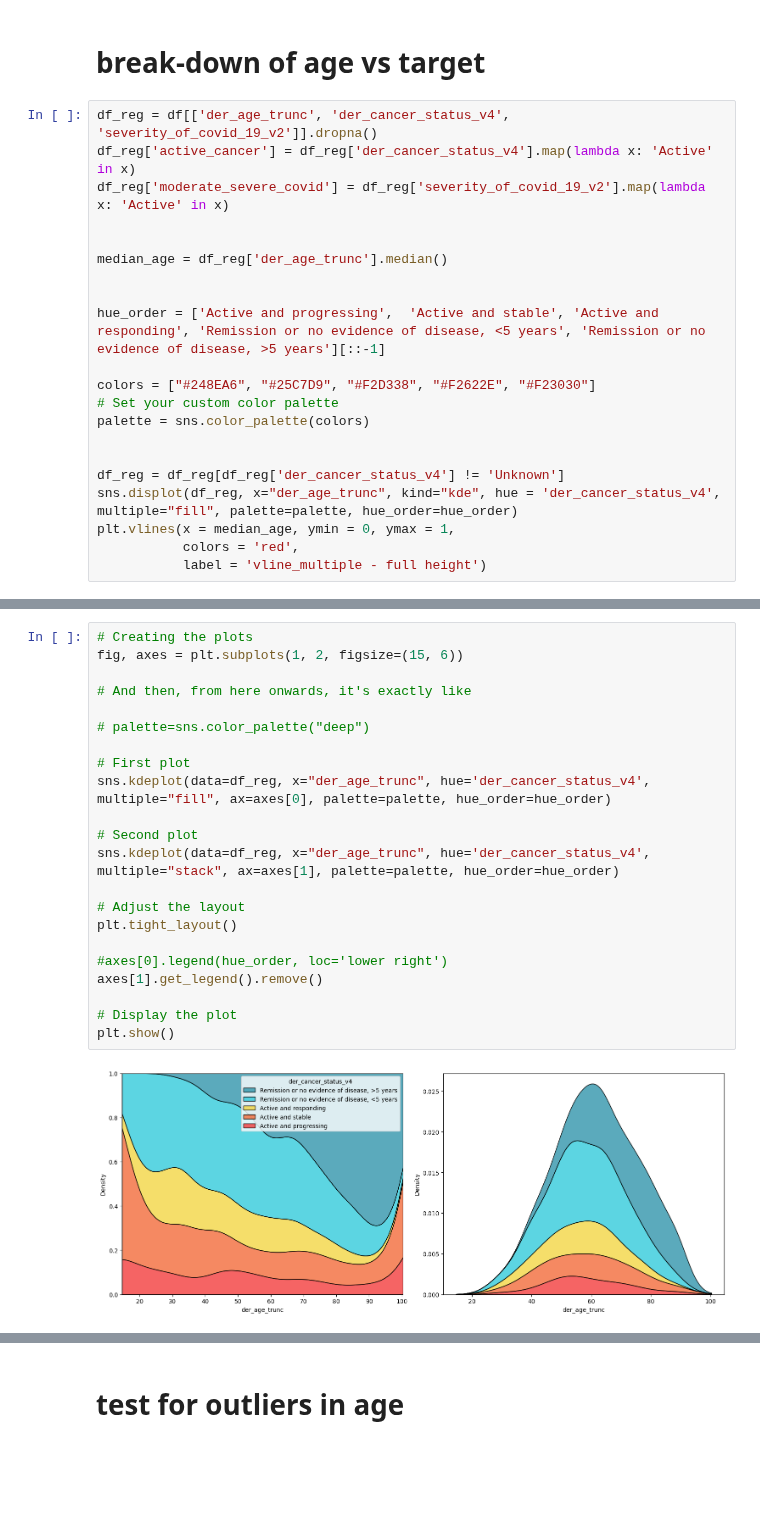
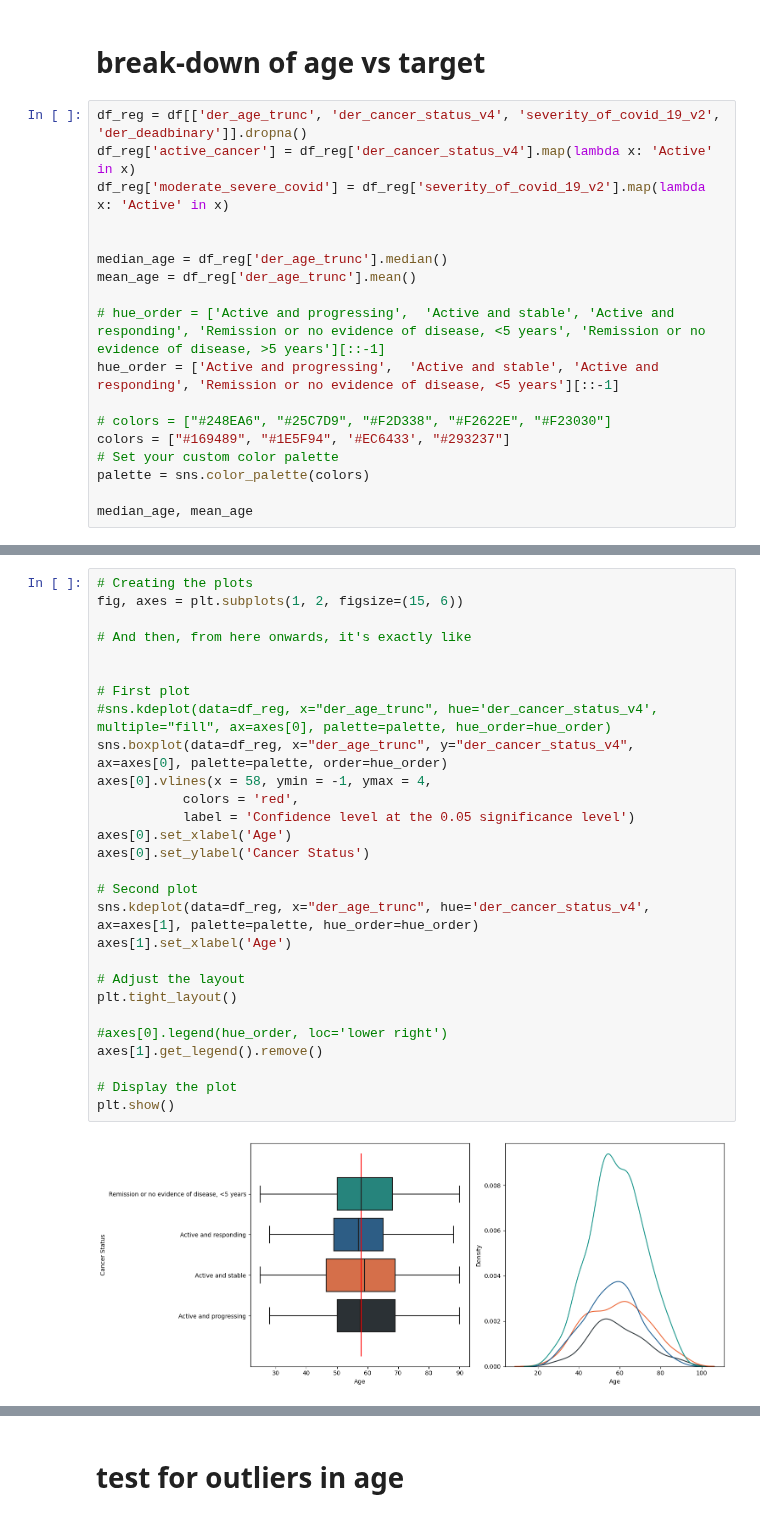
Before and after one commit to HSaleem352/Bootcamp-Project1, a Jupyter notebook: data_cleaning_dean.ipynb, the cells around one changed output, grey strips where cells are left out. Saved outputs shown, nothing was run; the diff lists cells and outputs as text; blank space fills up the shorter version.

Commit message:
found joint confidence intervals

```diff
--- a/data_cleaning_dean.ipynb
+++ b/data_cleaning_dean.ipynb
@@ -18,24 +19,21 @@ df
 # %% [markdown]
 # break-down of age vs target
 # %%
-df_reg = df[['der_age_trunc', 'der_cancer_status_v4', 'severity_of_covid_19_v2']].dropna()
+df_reg = df[['der_age_trunc', 'der_cancer_status_v4', 'severity_of_covid_19_v2', 'der_deadbinary']].dropna()
 df_reg['active_cancer'] = df_reg['der_cancer_status_v4'].map(lambda x: 'Active' in x)
 df_reg['moderate_severe_covid'] = df_reg['severity_of_covid_19_v2'].map(lambda x: 'Active' in x)
 
 
 median_age = df_reg['der_age_trunc'].median()
+mean_age = df_reg['der_age_trunc'].mean()
 
+# hue_order = ['Active and progressing',  'Active and stable', 'Active and responding', 'Remission or no evidence of disease, <5 years', 'Remission or no evidence of disease, >5 years'][::-1]
+hue_order = ['Active and progressing',  'Active and stable', 'Active and responding', 'Remission or no evidence of disease, <5 years'][::-1]
 
-hue_order = ['Active and progressing',  'Active and stable', 'Active and responding', 'Remission or no evidence of disease, <5 years', 'Remission or no evidence of disease, >5 years'][::-1]
-
-colors = ["#248EA6", "#25C7D9", "#F2D338", "#F2622E", "#F23030"]
+# colors = ["#248EA6", "#25C7D9", "#F2D338", "#F2622E", "#F23030"]
+colors = ["#169489", "#1E5F94", '#EC6433', "#293237"]
 # Set your custom color palette
 palette = sns.color_palette(colors)
 
-
-df_reg = df_reg[df_reg['der_cancer_status_v4'] != 'Unknown']
-sns.displot(df_reg, x="der_age_trunc", kind="kde", hue = 'der_cancer_status_v4', multiple="fill", palette=palette, hue_order=hue_order)
-plt.vlines(x = median_age, ymin = 0, ymax = 1,
-           colors = 'red',
-           label = 'vline_multiple - full height')
+median_age, mean_age
 # %% [output]
@@ -59,24 +63,30 @@ Categories (6, object): ['Active and progressing', 'Active and responding', 'Act
 # %%
 # Creating the plots
 fig, axes = plt.subplots(1, 2, figsize=(15, 6))
 
 # And then, from here onwards, it's exactly like
 
-# palette=sns.color_palette("deep")
 
 # First plot
-sns.kdeplot(data=df_reg, x="der_age_trunc", hue='der_cancer_status_v4', multiple="fill", ax=axes[0], palette=palette, hue_order=hue_order)
+#sns.kdeplot(data=df_reg, x="der_age_trunc", hue='der_cancer_status_v4', multiple="fill", ax=axes[0], palette=palette, hue_order=hue_order)
+sns.boxplot(data=df_reg, x="der_age_trunc", y="der_cancer_status_v4", ax=axes[0], palette=palette, order=hue_order)
+axes[0].vlines(x = 58, ymin = -1, ymax = 4,
+           colors = 'red',
+           label = 'Confidence level at the 0.05 significance level')
+axes[0].set_xlabel('Age')
+axes[0].set_ylabel('Cancer Status')
 
 # Second plot
-sns.kdeplot(data=df_reg, x="der_age_trunc", hue='der_cancer_status_v4', multiple="stack", ax=axes[1], palette=palette, hue_order=hue_order)
+sns.kdeplot(data=df_reg, x="der_age_trunc", hue='der_cancer_status_v4', ax=axes[1], palette=palette, hue_order=hue_order)
+axes[1].set_xlabel('Age')
 
 # Adjust the layout
 plt.tight_layout()
 
 #axes[0].legend(hue_order, loc='lower right')
 axes[1].get_legend().remove()
 
 # Display the plot
 plt.show()
 # %% [output]
-[figure, old version]
+[figure, new version]
```
Also changed, not shown: parts of 22 cells of this notebook.
